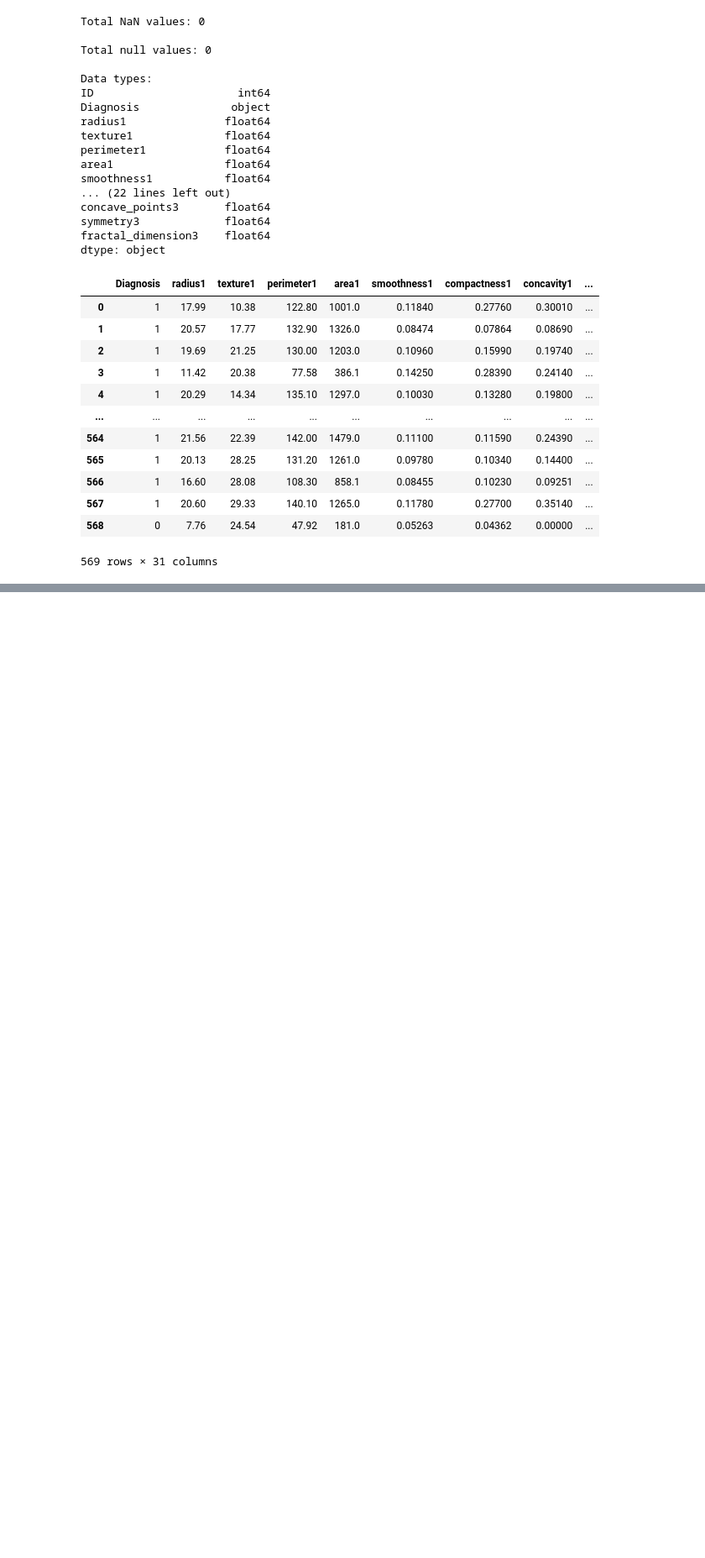
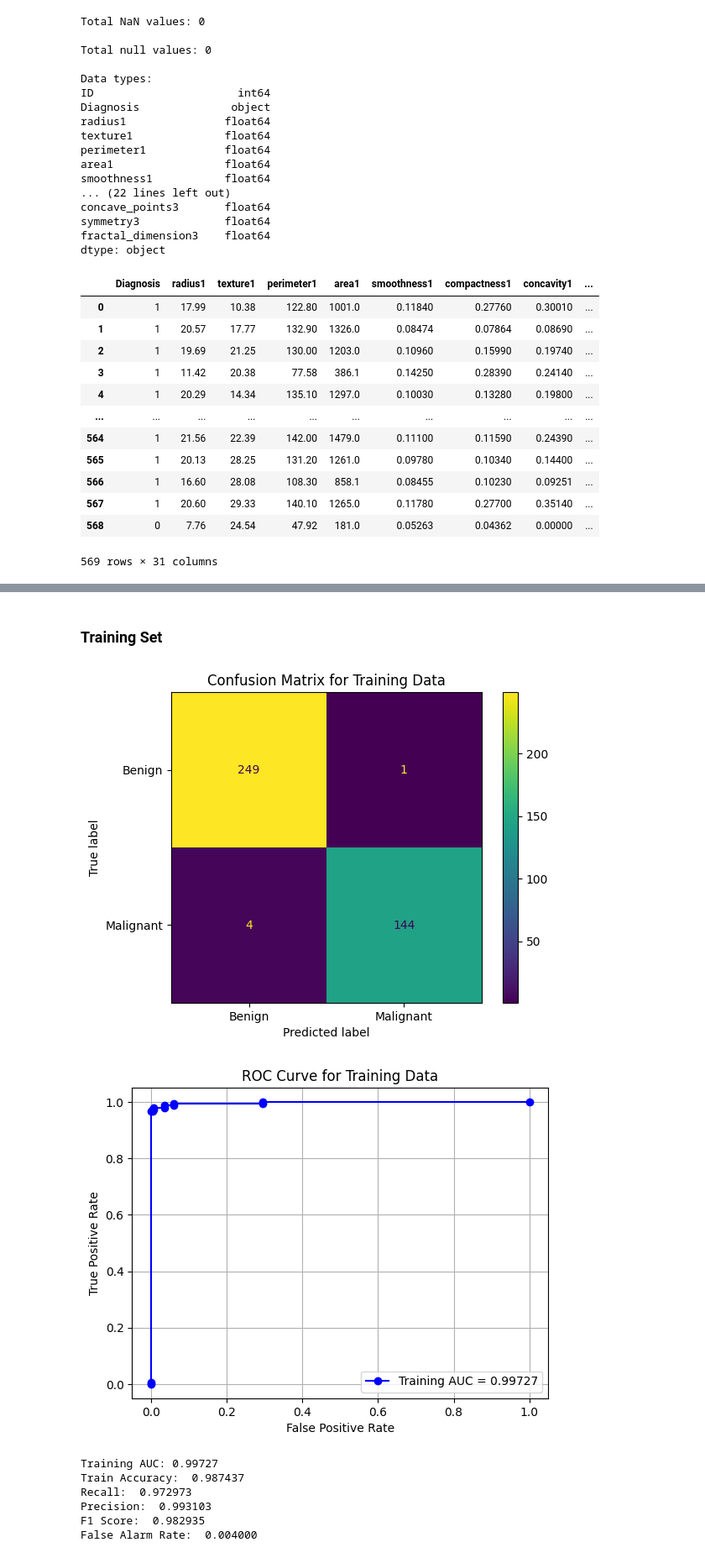
Before and after one commit to GeyzsoN/AI221, a Jupyter notebook: _gk_outputs/MEX 1/homena_mex_1.ipynb, the cells around one changed output, grey strips where cells are left out. Shown at 84% size. Cells and saved outputs as stored; diff of their text form; code cells hidden in the pictures; blank space fills up the shorter version.

```diff
--- a/_gk_outputs/MEX 1/homena_mex_1.ipynb
+++ b/_gk_outputs/MEX 1/homena_mex_1.ipynb
@@ -412,0 +420,52 @@ symmetry1: 0.010089626396966847
+# %% [markdown]
+### **Training Set**
+# %%
+from sklearn.metrics import confusion_matrix, ConfusionMatrixDisplay
+from sklearn import metrics
+import matplotlib.pyplot as plt
+
+ypred_train = model.predict(X_train)
+cfm = confusion_matrix(y_train, ypred_train)
+cm_display = ConfusionMatrixDisplay(confusion_matrix = cfm, display_labels = ["Benign", "Malignant"])
+cm_display.plot()
+plt.title('Confusion Matrix for Training Data')
+plt.show()
+
+# For Training Data
+y_train_prob = model.predict_proba(X_train)[:, 1]
+fpr_train, tpr_train, _ = metrics.roc_curve(y_train, y_train_prob)
+auc_train = metrics.roc_auc_score(y_train, y_train_prob)
+plt.figure()
+plt.plot(fpr_train, tpr_train, 'b-o', label=f'Training AUC = {auc_train:.5f}')
+plt.xlabel('False Positive Rate')
+plt.ylabel('True Positive Rate')
+plt.title('ROC Curve for Training Data')
+plt.legend()
+plt.grid()
+plt.show()
+print(f"Training AUC: {auc_train:.5f}")
+
+print(f'Train Accuracy: {train_accuracy : .6f}')
+
+# Calculate the False Positive Rate (FPR)
+true_negatives, false_positives = cfm[0]
+false_negatives, true_positives = cfm[1]
+
+recall = true_positives / (true_positives + false_negatives)
+precision = true_positives / (true_positives + false_positives)
+f1_score = 2 * (recall * precision) / (recall + precision)
+false_alarm_rate = false_positives / (false_positives + true_negatives)
+
+print(f'Recall: {recall : .6f}')
+print(f'Precision: {precision : .6f}')
+print(f'F1 Score: {f1_score : .6f}')
+print(f'False Alarm Rate: {false_alarm_rate : .6f}')
+# %% [output]
+[figure, added]
+[figure, added]
+Training AUC: 0.99727
+Train Accuracy:  0.987437
+Recall:  0.972973
+Precision:  0.993103
+F1 Score:  0.982935
+False Alarm Rate:  0.004000
```
Also changed, not shown: parts of 26 cells of this notebook, 1 other file.
